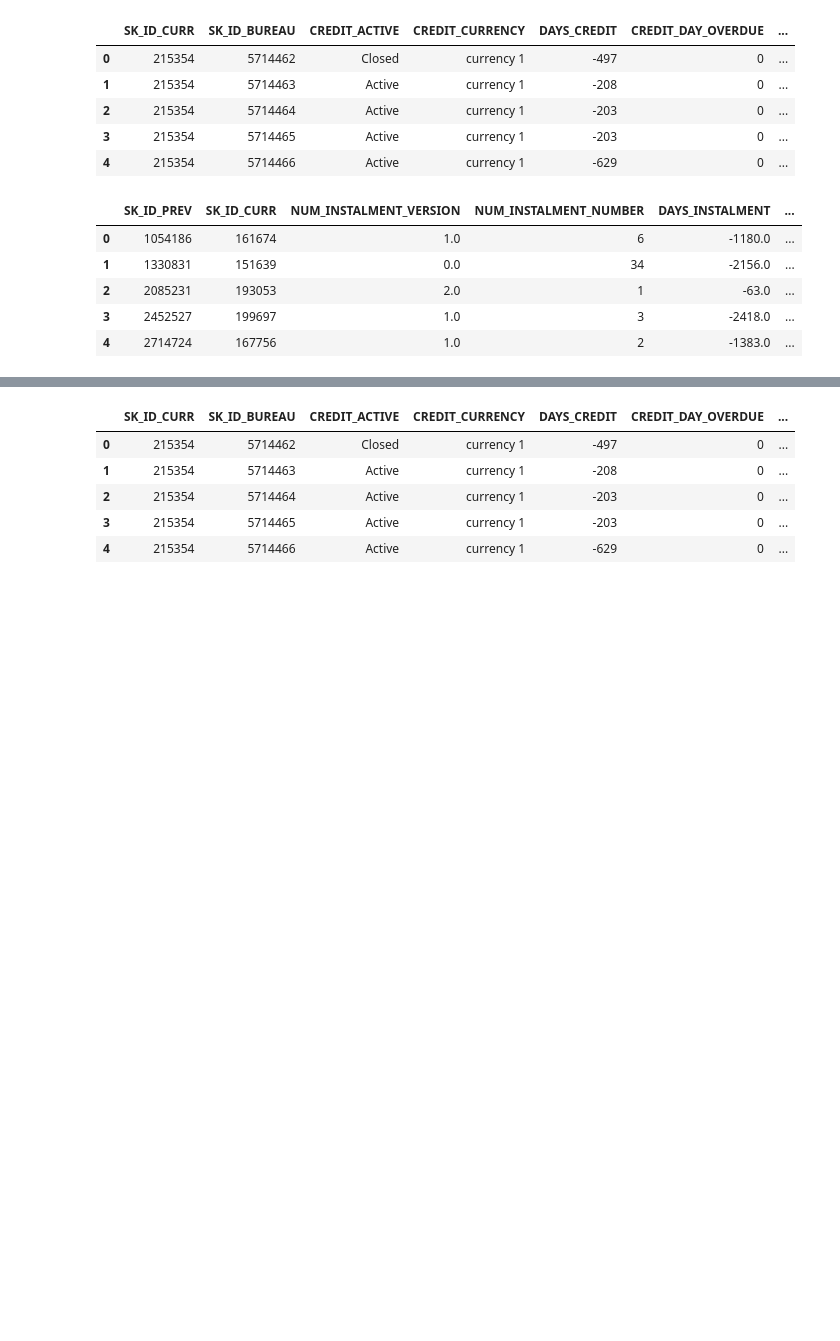
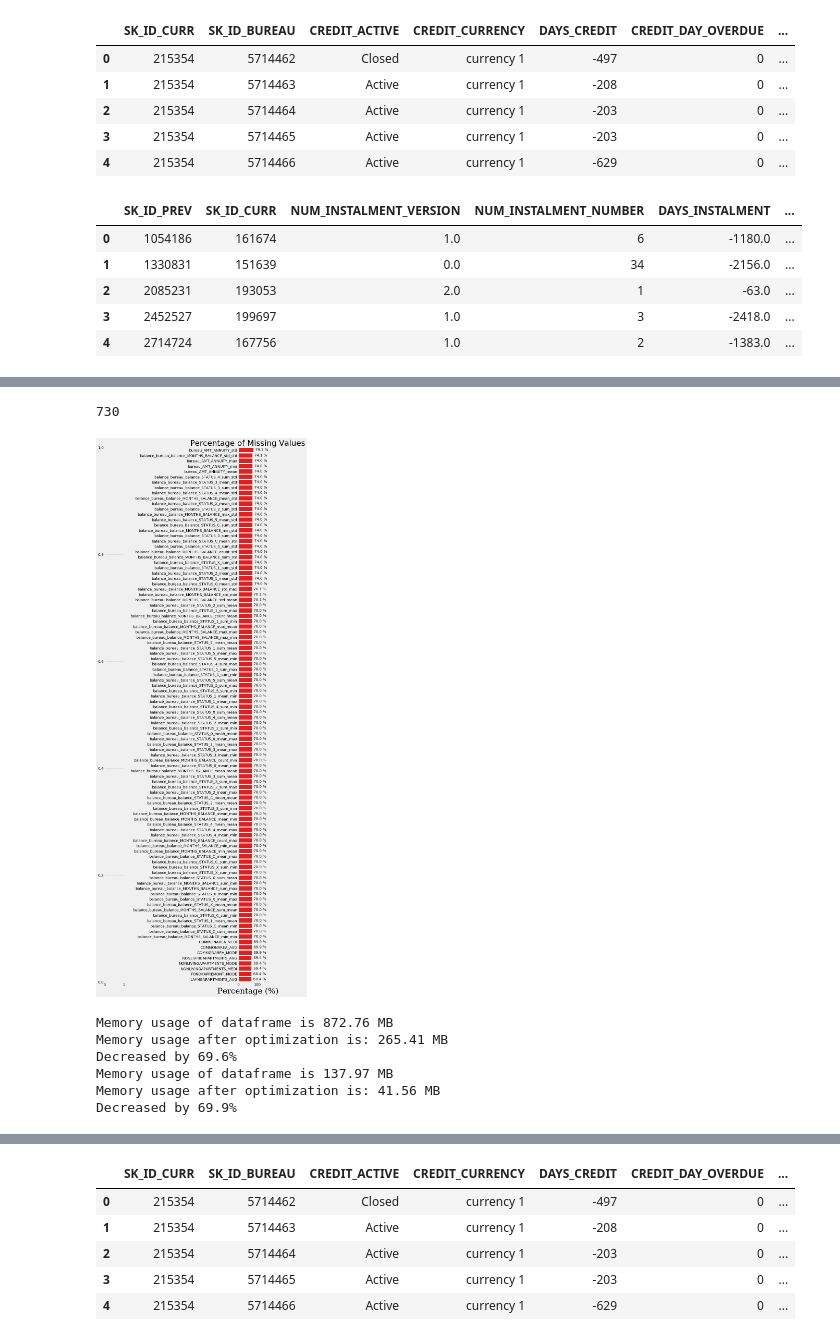
Before and after one commit to zahid1202/Credit_Default_Risk, a Jupyter notebook: Features_Engineering.ipynb, the cells around one changed output, grey strips where cells are left out. Saved outputs shown, nothing was run; the diff lists cells and outputs as text; code cells hidden in the pictures; blank space fills up the shorter version.

```diff
--- a/Features_Engineering.ipynb
+++ b/Features_Engineering.ipynb
@@ -299,0 +699,22 @@ agg = aggregator()
+# %%
+## Aggregating numeric and categorical columns of bureau_balance dataframe
+bureau_balance_num_aggregated = agg.numeric_aggregation(bureau_balance,
+                                                    "bureau_balance",
+                                               groupby_variable='SK_ID_BUREAU')
+bureau_balance_cat_aggregated = agg.categorical_aggregation(bureau_balance, "bureau_balance",
+                                                           groupby_variable='SK_ID_BUREAU')
+
+# Merging the aggregated (categorical and numeric ) bureau_balance dataframe
+
+bureau_balance_agg = pd.merge(bureau_balance_num_aggregated,
+                               bureau_balance_cat_aggregated,
+                              on ="SK_ID_BUREAU", how ="outer")
+
+# Merging to include SK_ID_CURR
+bureau_balance_agg = bureau[["SK_ID_CURR", "SK_ID_BUREAU"]].merge(bureau_balance_agg,
+                                                          on= "SK_ID_BUREAU",
+                                                         how  ="left")
+# Now performing again numeric aggregation
+bureau_balance_agg = agg.numeric_aggregation(bureau_balance_agg, "balance", groupby_variable='SK_ID_CURR' )
+
+bureau_balance_agg.head()
@@ -299,0 +729,10 @@ agg = aggregator()
+# %%
+## Aggregating numeric and categorical columns of bureau dataframe
+bureau_num_aggregated = agg.numeric_aggregation(bureau, "bureau", groupby_variable='SK_ID_CURR')
+bureau_cat_aggregated = agg.categorical_aggregation(bureau, "bureau", groupby_variable='SK_ID_CURR')
+
+# Merging the aggregated (categorical and numeric ) bureau dataframe
+bureau_agg = pd.merge(bureau_num_aggregated,
+                               bureau_cat_aggregated,
+                              on ="SK_ID_CURR", how ="outer")
+bureau_agg.head()
@@ -299,0 +791,9 @@ agg = aggregator()
+# %%
+# Creating a list for all dataframes to be mereged
+frames_train = [train,  bureau_agg, bureau_balance_agg]
+frames_test = [test,  bureau_agg, bureau_balance_agg]
+# %%
+# Inserting the computed and manupulated dataframes into train and test data
+df_train = reduce(lambda  left,right: pd.merge(left,right,on="SK_ID_CURR",
+                                               how='left'), frames_train)
+df_train.head()
@@ -299,0 +828,20 @@ agg = aggregator()
+# %%
+# Freeing up memory by deleting old objects
+import gc
+gc.enable()
+del bureau_cat_aggregated,
+bureau_balance_cat_aggregated,
+bureau_balance_agg,
+bureau_agg,
+bureau,
+bureau_balance,
+train,
+test,
+
+gc.collect()
+# %% [output]
+730
+# %%
+agg.missing_values(df_train,)
+# %% [output]
+[figure, added]
@@ -299,0 +852,10 @@ agg = aggregator()
+# %%
+df_train = reduce_mem(pd.read_csv("train_bureau_balance.csv"))
+df_test = reduce_mem(pd.read_csv("test_bureau_balance.csv"))
+# %% [output]
+Memory usage of dataframe is 872.76 MB
+Memory usage after optimization is: 265.41 MB
+Decreased by 69.6%
+Memory usage of dataframe is 137.97 MB
+Memory usage after optimization is: 41.56 MB
+Decreased by 69.9%
```
Also changed, not shown: parts of 59 cells of this notebook.
